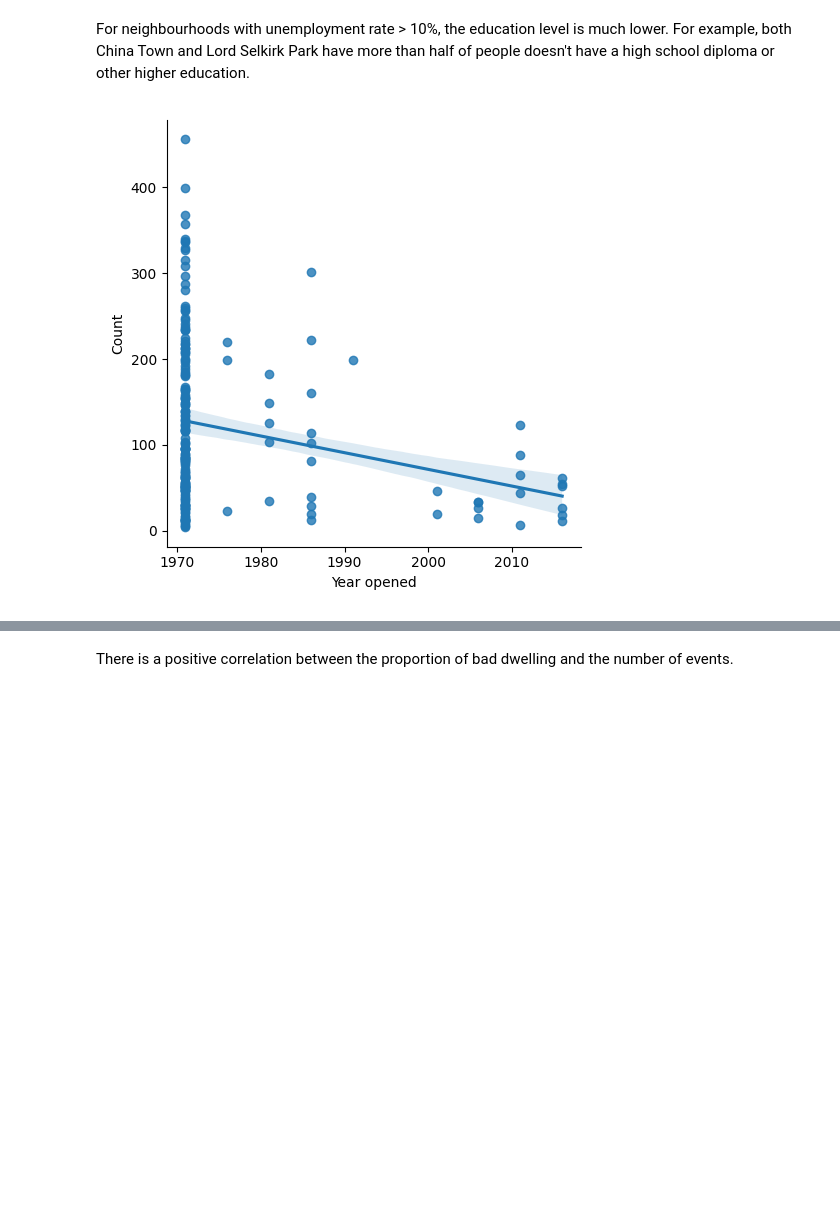
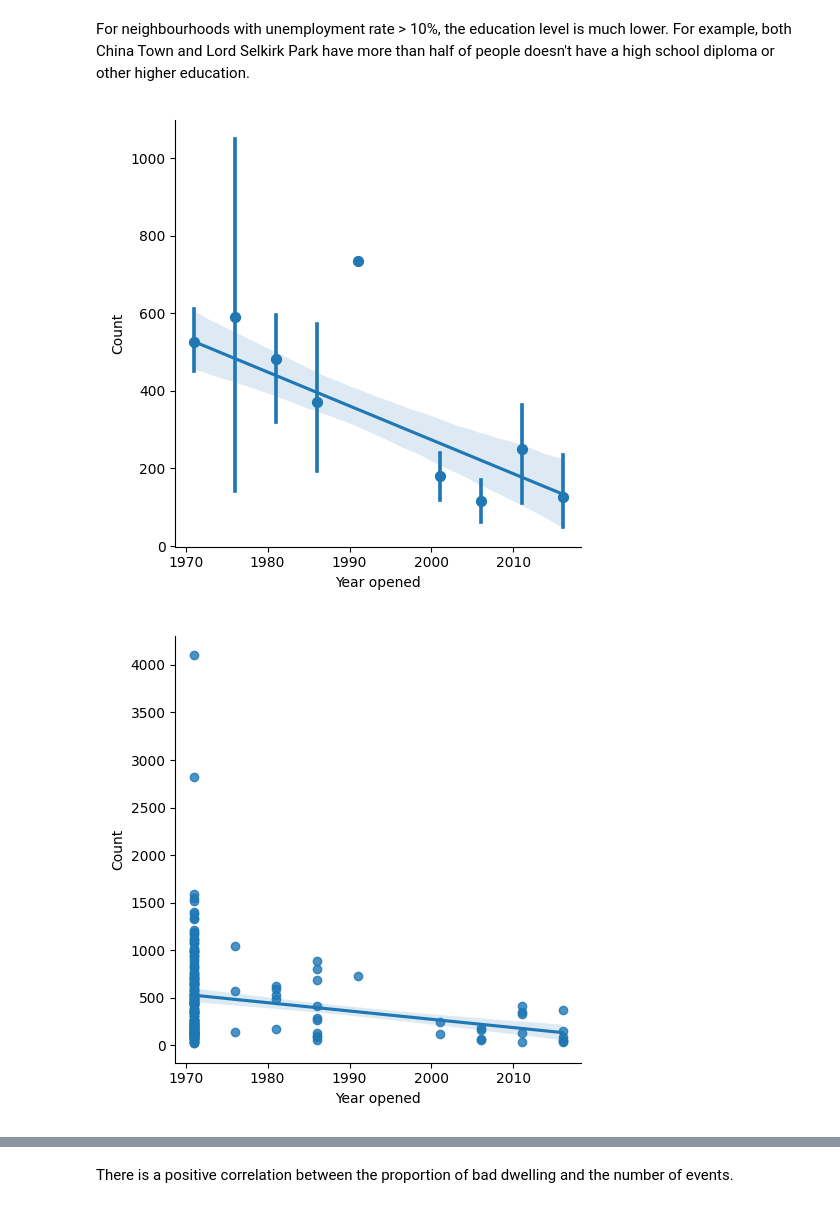
Before and after one commit to tommyvct/winnipeg-311-data-analysis, a Jupyter notebook: spatial_regression.ipynb, the cells around one changed output, grey strips where cells are left out. Saved outputs shown, nothing was run; the diff lists cells and outputs as text; code cells hidden in the pictures; blank space fills up the shorter version.

```diff
--- a/spatial_regression.ipynb
+++ b/spatial_regression.ipynb
@@ -13,26 +13,29 @@ from data_utilities import *
 # %% [markdown]
 ## Regression
 # %%
-services_filter: list = [10,11,14,15]
+# TODO: find regression with every category of service
+def make_df(services_filter: list = []):
 
-data = pd.DataFrame()
-if len(services_filter) != 0:
-    for i in range(len(services_filter)):
-        if type(services_filter[i]) != str:
-            services_filter[i] = services[services_filter[i]]
-    for i in services_filter:
-        # data = DF[DF["Service Area and Request"].isin(services_filter)]
-        data = DF[DF["Service Request"].isin(services_filter)]
-else:
-    data = DF
+    data = pd.DataFrame()
+    if len(services_filter) != 0:
+        for i in range(len(services_filter)):
+            if type(services_filter[i]) != str:
+                services_filter[i] = services[services_filter[i]]
+        for i in services_filter:
+            # data = DF[DF["Service Area and Request"].isin(services_filter)]
+            data = DF[DF["Service Request"].isin(services_filter)]
+    else:
+        data = DF
 
-census_df = pd.read_csv("./assets/census_2016_new.csv")
-census_df = census_df[census_df["Boundary Type"] == "Neighbourhood"]
+    census_df = pd.read_csv("./assets/census_2016_new.csv")
+    census_df = census_df[census_df["Boundary Type"] == "Neighbourhood"]
 
-# combined_df = pd.merge(DF, census_df, left_on="Neighbourhood", right_on="Boundary Name", how="inner")
-combined_df = data.groupby("Neighbourhood").size().sort_values().to_frame().rename(columns={0: "Count"})
-combined_df = pd.merge(combined_df, census_df, left_on="Neighbourhood", right_on="Boundary Name", how="inner")
-combined_df = combined_df[combined_df['Population 2016'] != 0]
+    # combined_df = pd.merge(DF, census_df, left_on="Neighbourhood", right_on="Boundary Name", how="inner")
+    combined_df = data.groupby("Neighbourhood").size().sort_values().to_frame().rename(columns={0: "Count"})
+    combined_df = pd.merge(combined_df, census_df, left_on="Neighbourhood", right_on="Boundary Name", how="inner")
+    return combined_df[combined_df['Population 2016'] != 0]
+
+combined_df = make_df()
 # %%
 combined_df['Average Household Income'] = combined_df['Average and Median Household Income'].str.strip("[]").str.split(', ').str[0]
 combined_df['Median Household Income'] = combined_df['Average and Median Household Income'].str.strip("[]").str.split(', ').str[1]
@@ -112,9 +115,11 @@ For neighbourhoods with unemployment rate > 10%, the education level is much low
 # %%
 # combined_df.plot(kind="scatter", x="Year opened", y="Count")
 sns.lmplot(x="Year opened", y="Count", data=combined_df)
+sns.lmplot(x="Year opened", y="Count", data=combined_df, x_estimator=np.mean)
 plt.show()
 # %% [output]
-[figure, old version]
+[figure, new version]
+[figure, added]
 # %%
 # combined_df.plot(kind="scatter", x="Bad Dwelling Percent", y="Count")
 sns.lmplot(x="Bad Dwelling Percent", y="Count", data=combined_df)
```
Also changed, not shown: parts of 21 cells of this notebook, 5 other files.
